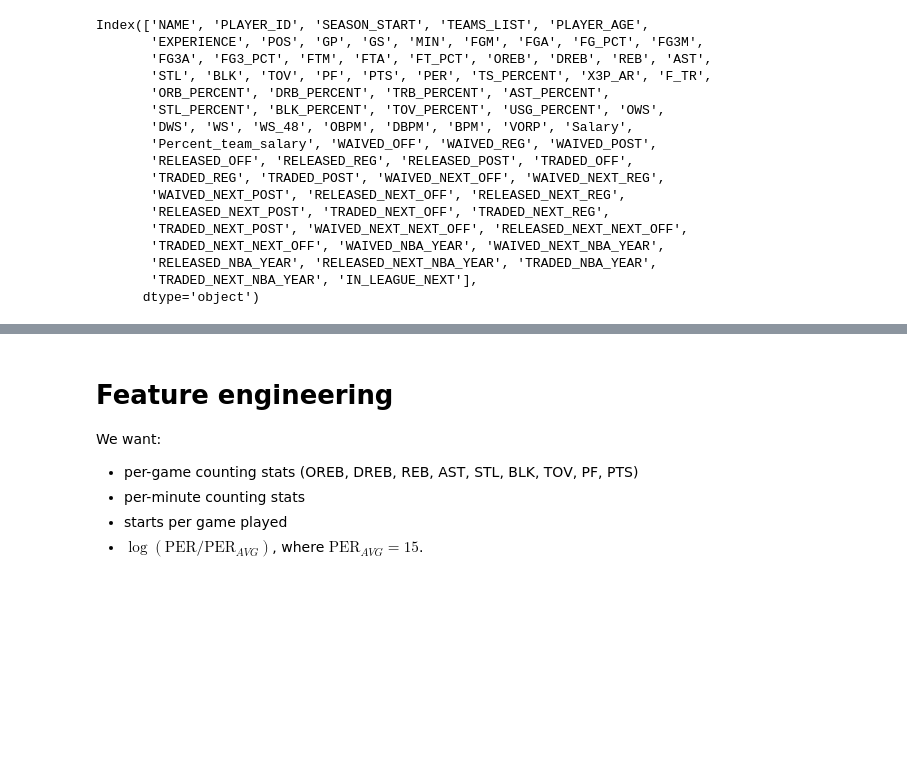
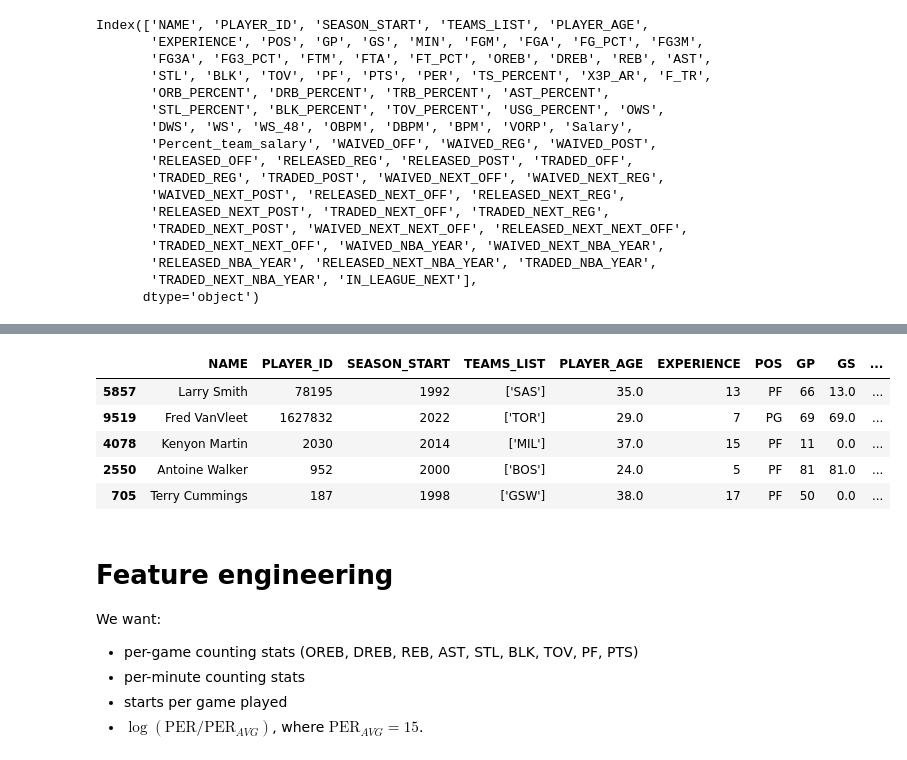
Before and after one commit to NBA-player-transactions/predicting_nba_player_retention, a Jupyter notebook: in_league_w_common.ipynb, the cells around one changed output, grey strips where cells are left out. Drawn from its saved outputs; the diff is of its cells as text; code cells hidden in the pictures; blank space fills up the shorter version.

```diff
--- a/in_league_w_common.ipynb
+++ b/in_league_w_common.ipynb
@@ -62,0 +118,3 @@ df_merged.sample(1)
+# %%
+#set the players with OVERALL_PICK = 0 to "Undrafted"
+df_merged.loc[df_merged.OVERALL_PICK == '0', "OVERALL_PICK"] = "Undrafted"
@@ -63,3 +139,21 @@ df_merged.sample(1)
+# %%
+#make INV_PICK metric, which maps undrafted players to 0 and all other players to 1/OVERALL_PICK
+def inv_pick(x):
+    if x.OVERALL_PICK == "Undrafted":
+        return 0
+
+    return 1./int(x.OVERALL_PICK)
+# %%
+df_merged["INV_PICK"] = df_merged.apply(inv_pick, axis=1)
+# %%
+df_merged.sample(5)
+# %% [output]
+|  | NAME | PLAYER_ID | SEASON_START | TEAMS_LIST | PLAYER_AGE | EXPERIENCE | POS | GP | GS | ... |
+| 5857 | Larry Smith | 78195 | 1992 | ['SAS'] | 35.0 | 13 | PF | 66 | 13.0 | ... |
+| 9519 | Fred VanVleet | 1627832 | 2022 | ['TOR'] | 29.0 | 7 | PG | 69 | 69.0 | ... |
+| 4078 | Kenyon Martin | 2030 | 2014 | ['MIL'] | 37.0 | 15 | PF | 11 | 0.0 | ... |
+| 2550 | Antoine Walker | 952 | 2000 | ['BOS'] | 24.0 | 5 | PF | 81 | 81.0 | ... |
+| 705 | Terry Cummings | 187 | 1998 | ['GSW'] | 38.0 | 17 | PF | 50 | 0.0 | ... |
 # %% [markdown]
 # Feature engineering
 
```
Also changed, not shown: parts of 12 cells of this notebook.
